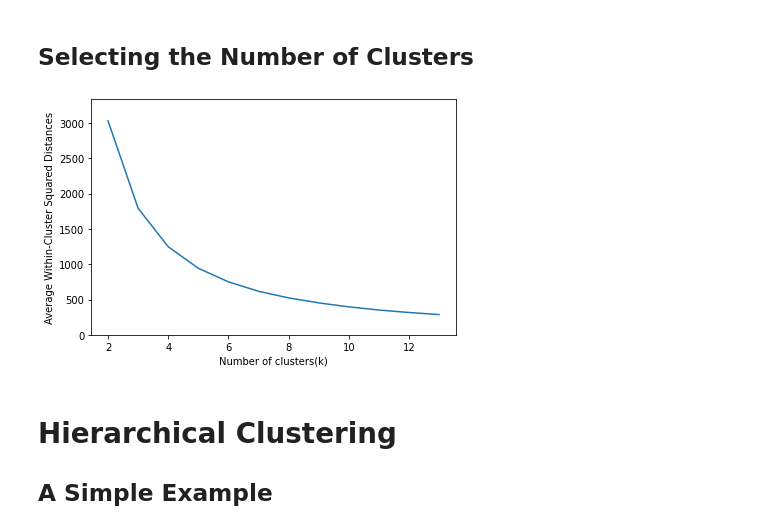
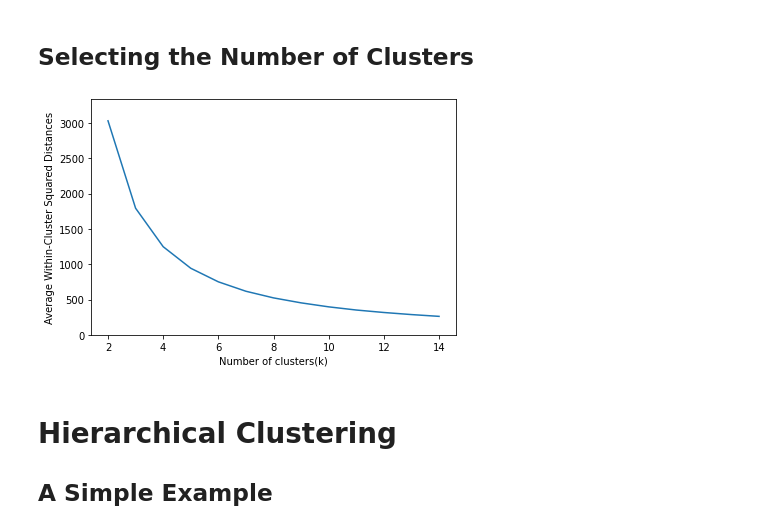
Before and after one commit to gedeck/practical-statistics-for-data-scientists, a Jupyter notebook: python/notebooks/Chapter 7 - Unsupervised Learning.ipynb, the cells around one changed output. Drawn from its saved outputs; the diff is of its cells as text; code cells hidden in the pictures.

```diff
--- a/python/notebooks/Chapter 7 - Unsupervised Learning.ipynb
+++ b/python/notebooks/Chapter 7 - Unsupervised Learning.ipynb
@@ -221,20 +221,20 @@ plt.show()
 ## Selecting the Number of Clusters
 # %%
 inertia = []
-for n_clusters in range(2, 14):
+for n_clusters in range(2, 15):
     kmeans = KMeans(n_clusters=n_clusters, random_state=0).fit(top_sp)
     inertia.append(kmeans.inertia_ / n_clusters)
-inertias = pd.DataFrame({'n_clusters': range(2, 14), 'inertia': inertia})
+inertias = pd.DataFrame({'n_clusters': range(2, 15), 'inertia': inertia})
 ax = inertias.plot(x='n_clusters', y='inertia')
 plt.xlabel('Number of clusters(k)')
 plt.ylabel('Average Within-Cluster Squared Distances')
 plt.ylim((0, 1.1 * inertias.inertia.max()))
 ax.legend().set_visible(False)
 
 plt.tight_layout()
 plt.show()
 # %% [output]
-[figure, old version]
+[figure, new version]
 # %% [markdown]
 # Hierarchical Clustering
 ## A Simple Example
```
Also changed, not shown: parts of 12 cells of this notebook, 4 other files.
